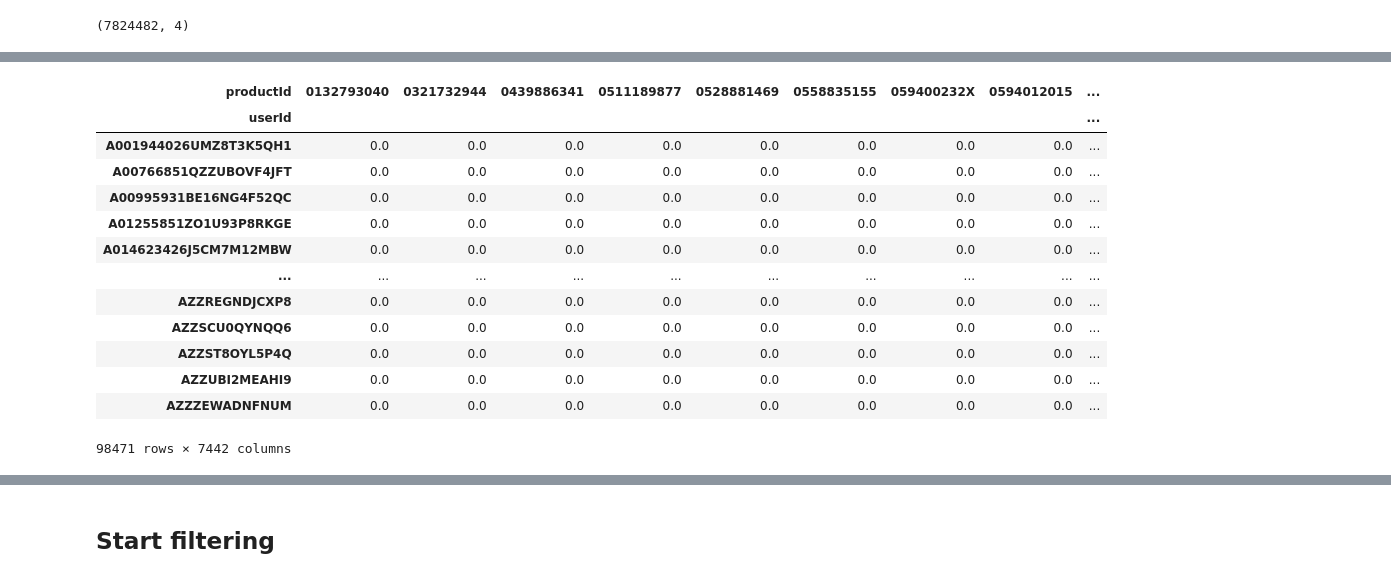
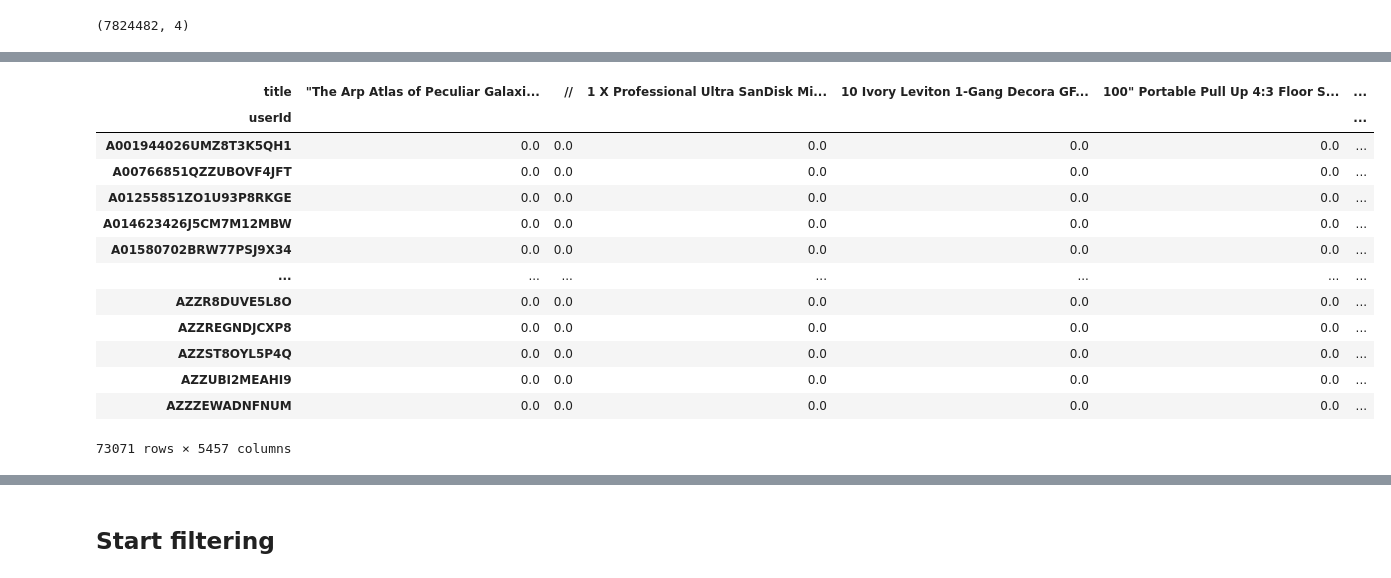
Before and after one commit to boonsuen/product-recommender-system, a Jupyter notebook: Item-based Collaborative Filtering Recommender System - Tan Cherng Ming.ipynb, the cells around one changed output, grey strips where cells are left out. Saved outputs shown, nothing was run; the diff lists cells and outputs as text; code cells hidden in the pictures.

```diff
--- a/Item-based Collaborative Filtering Recommender System - Tan Cherng Ming.ipynb
+++ b/Item-based Collaborative Filtering Recommender System - Tan Cherng Ming.ipynb
@@ -32,2 +32,5 @@ product_ratings = product_ratings.iloc[:110000,0:]
+# %%
+#Drop the unneccessary column
+user_product_ratings = user_product_ratings.drop('timestamp', axis=1)
 # %%
 #Shape of the data
@@ -86,0 +87,4 @@ Total number of products : 7442
+# %%
+#Read the json file which contains product name
+product_title = pd.read_json(r'C:\Users\Wilson Tan\Downloads\AI assignment\test.json', lines=True)
+product_title.head()
@@ -86,0 +108,4 @@ Total number of products : 7442
+# %%
+#Rename the column from default column name
+product_title.rename(columns = {'asin':'productId'}, inplace = True)
+product_title
@@ -86,0 +126,4 @@ Total number of products : 7442
+# %%
+#Merge two files based on productId
+product_ratings = pd.merge(user_product_ratings, product_title, on='productId')
+product_ratings
@@ -87,22 +156,22 @@ Total number of products : 7442
 # %%
 #Summarize data to userID and productID with Pivot Table
-user_product_matrix = pd.pivot_table(product_ratings, index='userId', columns='productId', values ='Rating').fillna(0)
+user_product_matrix = pd.pivot_table(product_ratings, index='userId', columns='title', values ='Rating').fillna(0)
 user_product_matrix
 # %% [output]
-| productId | 0132793040 | 0321732944 | 0439886341 | 0511189877 | 0528881469 | 0558835155 | 059400232X | 0594012015 | ... |
-| userId |  |  |  |  |  |  |  |  | ... |
-| A001944026UMZ8T3K5QH1 | 0.0 | 0.0 | 0.0 | 0.0 | 0.0 | 0.0 | 0.0 | 0.0 | ... |
-| A00766851QZZUBOVF4JFT | 0.0 | 0.0 | 0.0 | 0.0 | 0.0 | 0.0 | 0.0 | 0.0 | ... |
-| A00995931BE16NG4F52QC | 0.0 | 0.0 | 0.0 | 0.0 | 0.0 | 0.0 | 0.0 | 0.0 | ... |
-| A01255851ZO1U93P8RKGE | 0.0 | 0.0 | 0.0 | 0.0 | 0.0 | 0.0 | 0.0 | 0.0 | ... |
-| A014623426J5CM7M12MBW | 0.0 | 0.0 | 0.0 | 0.0 | 0.0 | 0.0 | 0.0 | 0.0 | ... |
-| ... | ... | ... | ... | ... | ... | ... | ... | ... | ... |
-| AZZREGNDJCXP8 | 0.0 | 0.0 | 0.0 | 0.0 | 0.0 | 0.0 | 0.0 | 0.0 | ... |
-| AZZSCU0QYNQQ6 | 0.0 | 0.0 | 0.0 | 0.0 | 0.0 | 0.0 | 0.0 | 0.0 | ... |
-| AZZST8OYL5P4Q | 0.0 | 0.0 | 0.0 | 0.0 | 0.0 | 0.0 | 0.0 | 0.0 | ... |
-| AZZUBI2MEAHI9 | 0.0 | 0.0 | 0.0 | 0.0 | 0.0 | 0.0 | 0.0 | 0.0 | ... |
-| AZZZEWADNFNUM | 0.0 | 0.0 | 0.0 | 0.0 | 0.0 | 0.0 | 0.0 | 0.0 | ... |
+| title | "The Arp Atlas of Peculiar Galaxi... | // | 1 X Professional Ultra SanDisk Mi... | 10 Ivory Leviton 1-Gang Decora GF... | 100" Portable Pull Up 4:3 Floor S... | ... |
+| userId |  |  |  |  |  | ... |
+| A001944026UMZ8T3K5QH1 | 0.0 | 0.0 | 0.0 | 0.0 | 0.0 | ... |
+| A00766851QZZUBOVF4JFT | 0.0 | 0.0 | 0.0 | 0.0 | 0.0 | ... |
+| A01255851ZO1U93P8RKGE | 0.0 | 0.0 | 0.0 | 0.0 | 0.0 | ... |
+| A014623426J5CM7M12MBW | 0.0 | 0.0 | 0.0 | 0.0 | 0.0 | ... |
+| A01580702BRW77PSJ9X34 | 0.0 | 0.0 | 0.0 | 0.0 | 0.0 | ... |
+| ... | ... | ... | ... | ... | ... | ... |
+| AZZR8DUVE5L8O | 0.0 | 0.0 | 0.0 | 0.0 | 0.0 | ... |
+| AZZREGNDJCXP8 | 0.0 | 0.0 | 0.0 | 0.0 | 0.0 | ... |
+| AZZST8OYL5P4Q | 0.0 | 0.0 | 0.0 | 0.0 | 0.0 | ... |
+| AZZUBI2MEAHI9 | 0.0 | 0.0 | 0.0 | 0.0 | 0.0 | ... |
+| AZZZEWADNFNUM | 0.0 | 0.0 | 0.0 | 0.0 | 0.0 | ... |
-98471 rows × 7442 columns
+73071 rows × 5457 columns
 # %%
 user_product_matrix.shape
 # %% [output]
```
Also changed, not shown: parts of 23 cells of this notebook.
